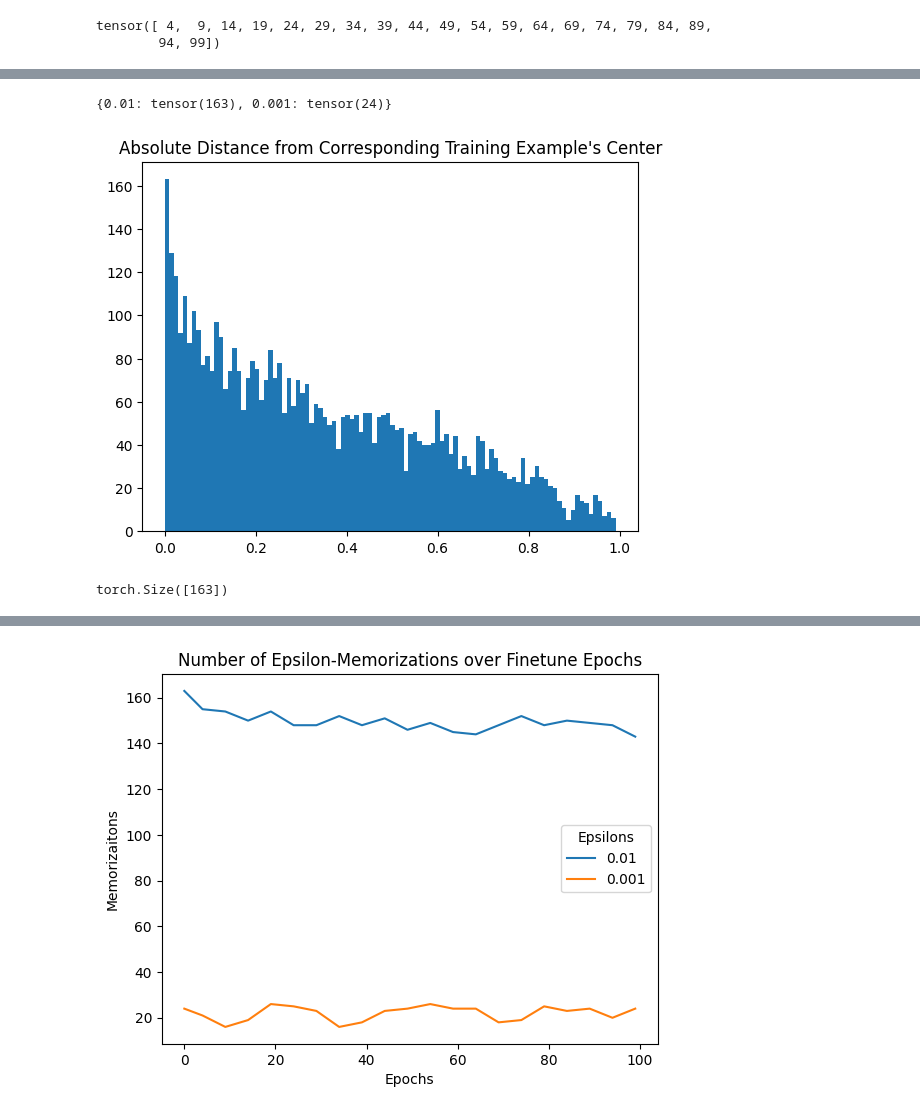
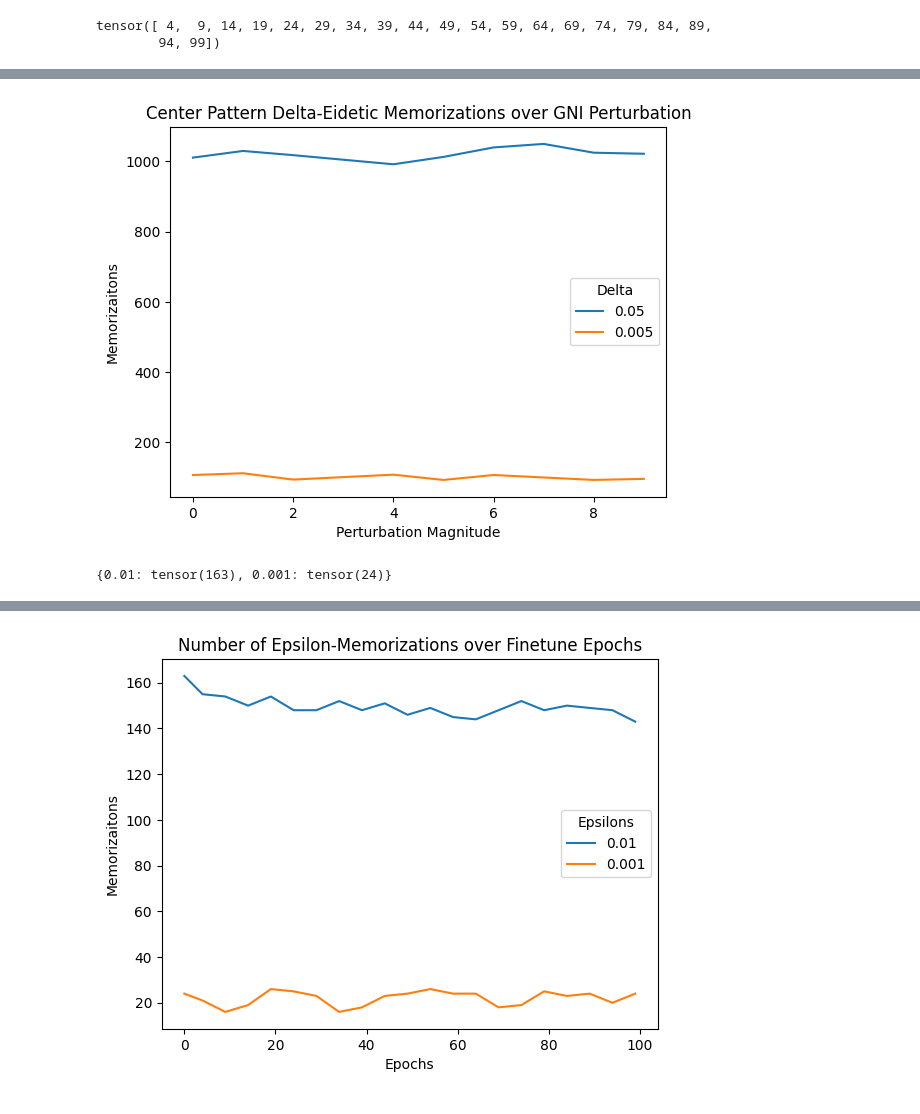
Before and after one commit to NickyDCFP/SolidMark, a Jupyter notebook: analyze_distances.ipynb, the cells around one changed output, grey strips where cells are left out. Drawn from its saved outputs; the diff is of its cells as text; code cells hidden in the pictures.

```diff
--- a/analyze_distances.ipynb
+++ b/analyze_distances.ipynb
@@ -21,17 +58,16 @@ print(len(abs_distances_pre))
+# %%
+for i, delta in enumerate(deltas):
+    plt.plot(centers, center_delta_mems[delta], label=delta)
+plt.legend(title="Delta")
+plt.title("Center Pattern Delta-Eidetic Memorizations over GNI Perturbation")
+plt.xlabel("Perturbation Magnitude")
+plt.ylabel("Memorizaitons")
+plt.show()
+# %% [output]
+[figure, added]
 # %%
 distance_buckets = [0.01, 0.001]
 delta_mems = {delta : torch.sum(abs_distances_pre < delta) for delta in distance_buckets}
 delta_mems
 # %% [output]
 {0.01: tensor(163), 0.001: tensor(24)}
-# %%
-plt.hist(abs_distances_pre, bins=100)
-plt.title("Absolute Distance from Corresponding Training Example's Center")
-plt.show()
-# %% [output]
-[figure, removed]
-# %%
-abs_distances_pre = abs_distances_pre[abs_distances_pre < 0.01]
-abs_distances_pre.size()
-# %% [output]
-torch.Size([163])
```
Also changed, not shown: parts of 7 cells of this notebook, 9 other files.
